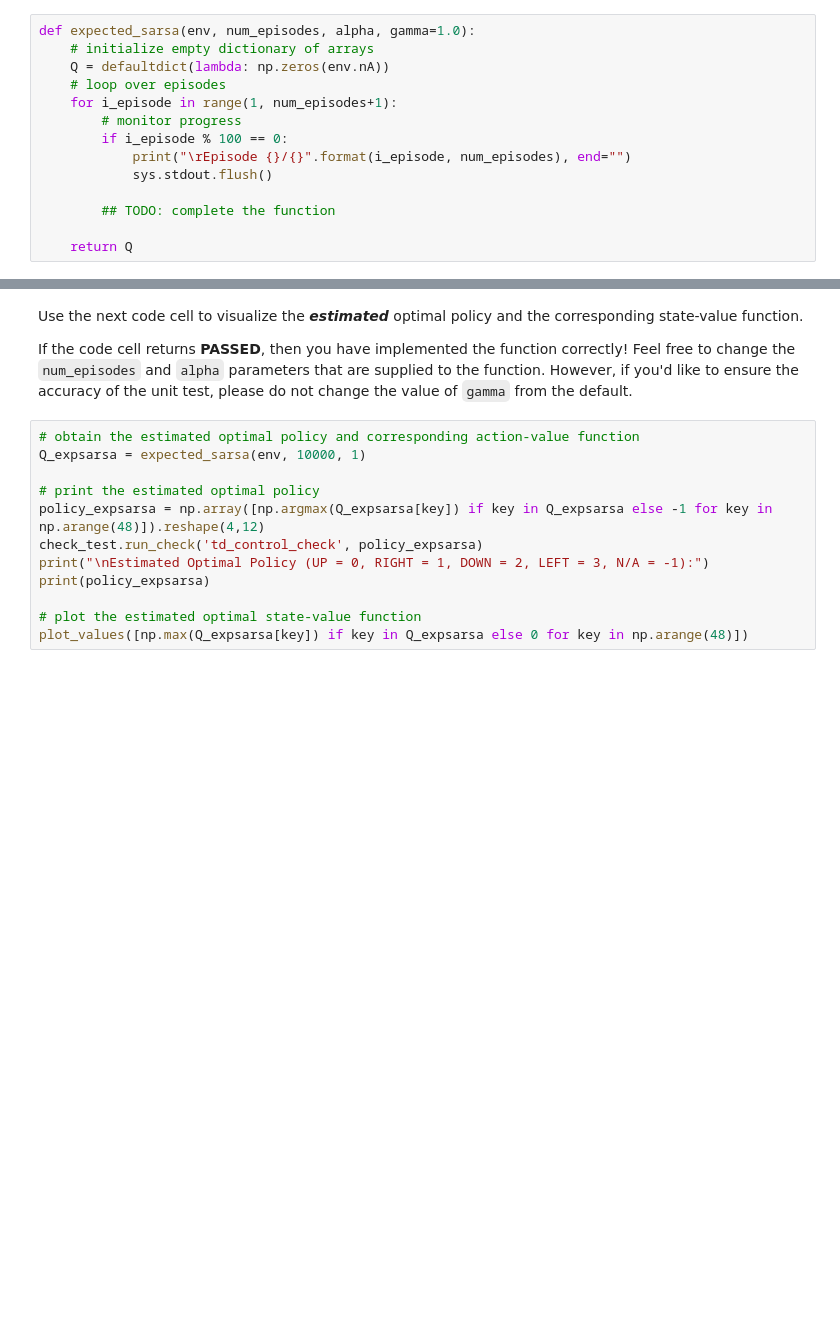
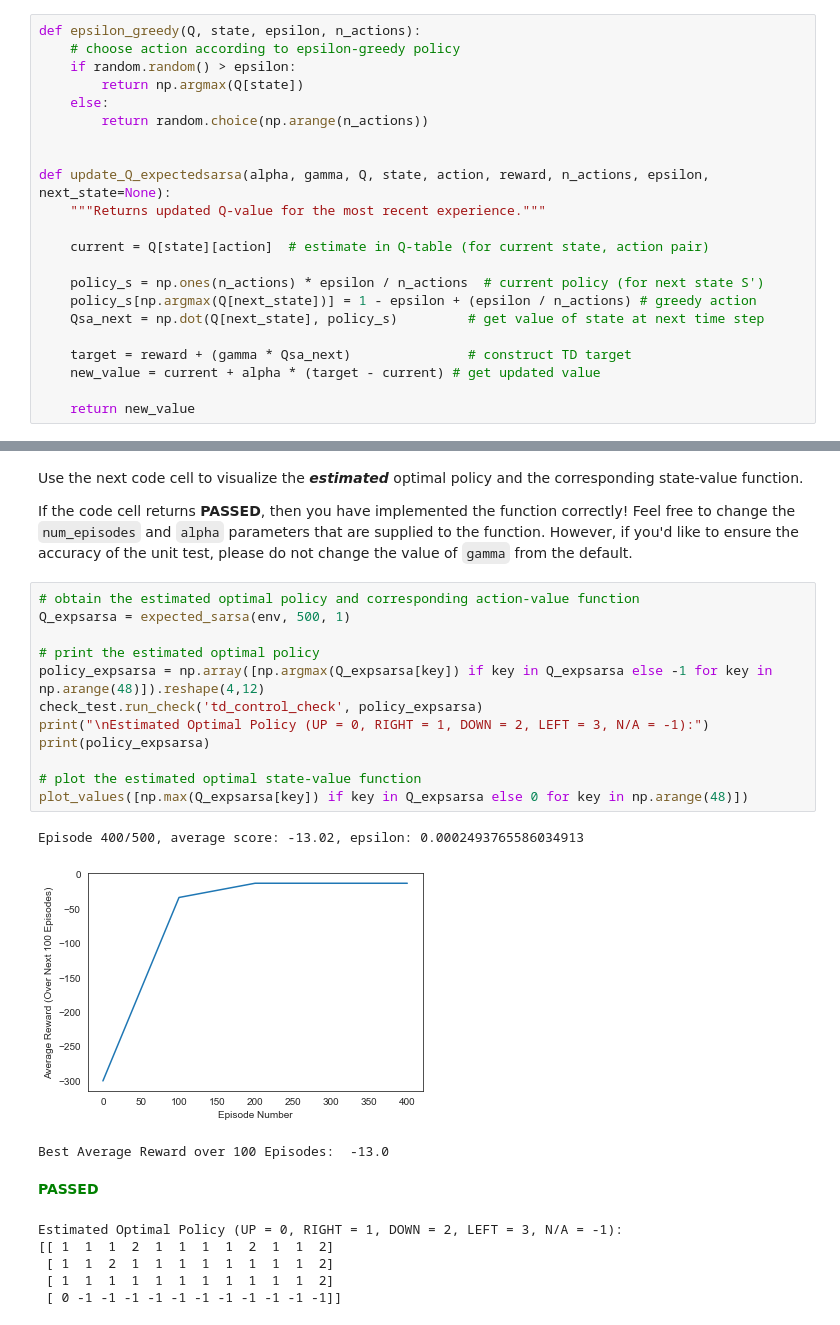
Before and after one commit to jbdekker/deep-reinforcement-learning, a Jupyter notebook: temporal-difference/Temporal_Difference.ipynb, the cells around one changed output, grey strips where cells are left out. Drawn from its saved outputs; the diff is of its cells as text; blank space fills up the shorter version.

```diff
--- a/temporal-difference/Temporal_Difference.ipynb
+++ b/temporal-difference/Temporal_Difference.ipynb
@@ -240,17 +352,25 @@ The algorithm returns as output:
 Please complete the function in the code cell below.
 
 (_Feel free to define additional functions to help you to organize your code._)
-# %%
-def expected_sarsa(env, num_episodes, alpha, gamma=1.0):
-    # initialize empty dictionary of arrays
-    Q = defaultdict(lambda: np.zeros(env.nA))
-    # loop over episodes
-    for i_episode in range(1, num_episodes+1):
-        # monitor progress
-        if i_episode % 100 == 0:
-            print("\rEpisode {}/{}".format(i_episode, num_episodes), end="")
-            sys.stdout.flush()
-
-        ## TODO: complete the function
-
-    return Q
+# %%
+def epsilon_greedy(Q, state, epsilon, n_actions):
+    # choose action according to epsilon-greedy policy
+    if random.random() > epsilon:
+        return np.argmax(Q[state])
+    else:
+        return random.choice(np.arange(n_actions))
+
+
+def update_Q_expectedsarsa(alpha, gamma, Q, state, action, reward, n_actions, epsilon, next_state=None):
+    """Returns updated Q-value for the most recent experience."""
+
+    current = Q[state][action]  # estimate in Q-table (for current state, action pair)
+
+    policy_s = np.ones(n_actions) * epsilon / n_actions  # current policy (for next state S')
+    policy_s[np.argmax(Q[next_state])] = 1 - epsilon + (epsilon / n_actions) # greedy action
+    Qsa_next = np.dot(Q[next_state], policy_s)         # get value of state at next time step
+
+    target = reward + (gamma * Qsa_next)               # construct TD target
+    new_value = current + alpha * (target - current) # get updated value
+
+    return new_value
@@ -260,13 +433,23 @@ Use the next code cell to visualize the **_estimated_** optimal policy and the c
 If the code cell returns **PASSED**, then you have implemented the function correctly!  Feel free to change the `num_episodes` and `alpha` parameters that are supplied to the function.  However, if you'd like to ensure the accuracy of the unit test, please do not change the value of `gamma` from the default.
 # %%
 # obtain the estimated optimal policy and corresponding action-value function
-Q_expsarsa = expected_sarsa(env, 10000, 1)
+Q_expsarsa = expected_sarsa(env, 500, 1)
 
 # print the estimated optimal policy
 policy_expsarsa = np.array([np.argmax(Q_expsarsa[key]) if key in Q_expsarsa else -1 for key in np.arange(48)]).reshape(4,12)
 check_test.run_check('td_control_check', policy_expsarsa)
 print("\nEstimated Optimal Policy (UP = 0, RIGHT = 1, DOWN = 2, LEFT = 3, N/A = -1):")
 print(policy_expsarsa)
 
 # plot the estimated optimal state-value function
 plot_values([np.max(Q_expsarsa[key]) if key in Q_expsarsa else 0 for key in np.arange(48)])
+# %% [output]
+Episode 400/500, average score: -13.02, epsilon: 0.0002493765586034913
+[figure, added]
+Best Average Reward over 100 Episodes:  -13.0
+**<span style="color: green;">PASSED</span>**
+Estimated Optimal Policy (UP = 0, RIGHT = 1, DOWN = 2, LEFT = 3, N/A = -1):
+[[ 1  1  1  2  1  1  1  1  2  1  1  2]
+ [ 1  1  2  1  1  1  1  1  1  1  1  2]
+ [ 1  1  1  1  1  1  1  1  1  1  1  2]
+ [ 0 -1 -1 -1 -1 -1 -1 -1 -1 -1 -1 -1]]
```
Also changed, not shown: parts of 13 cells of this notebook, 1 other file.
